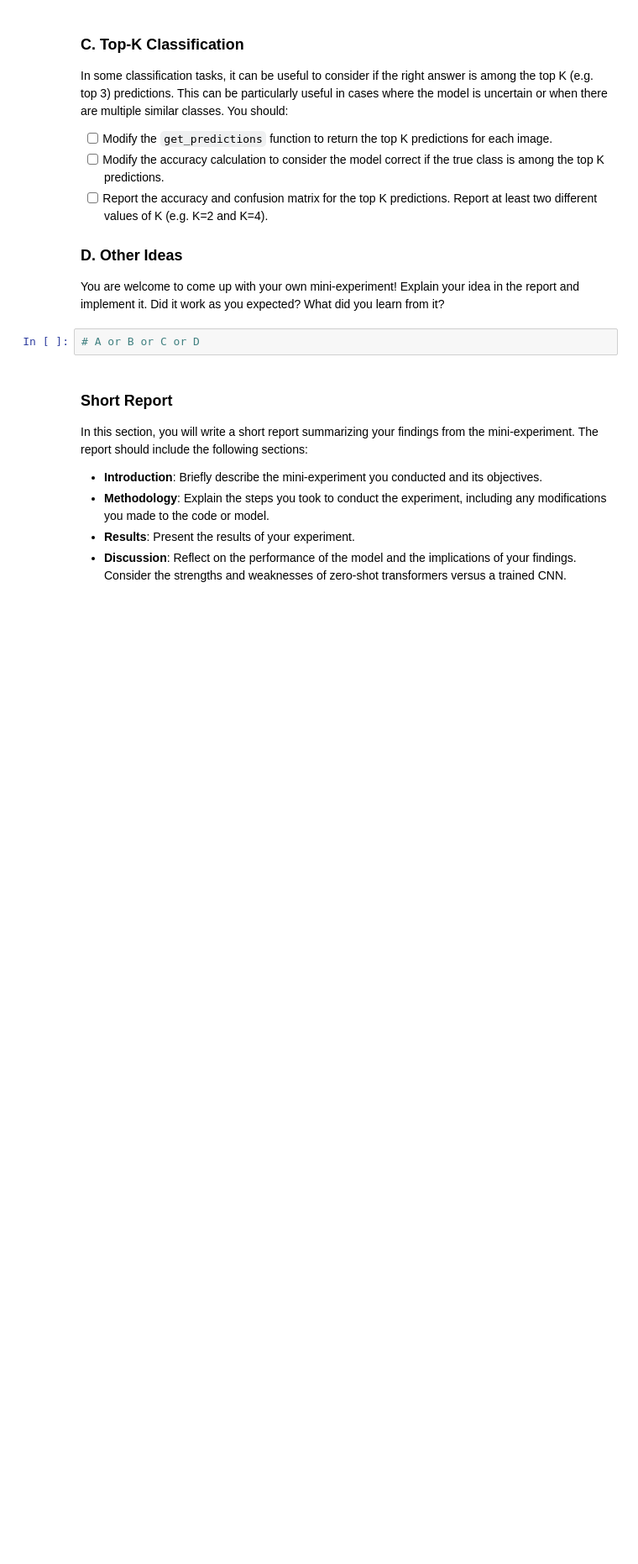
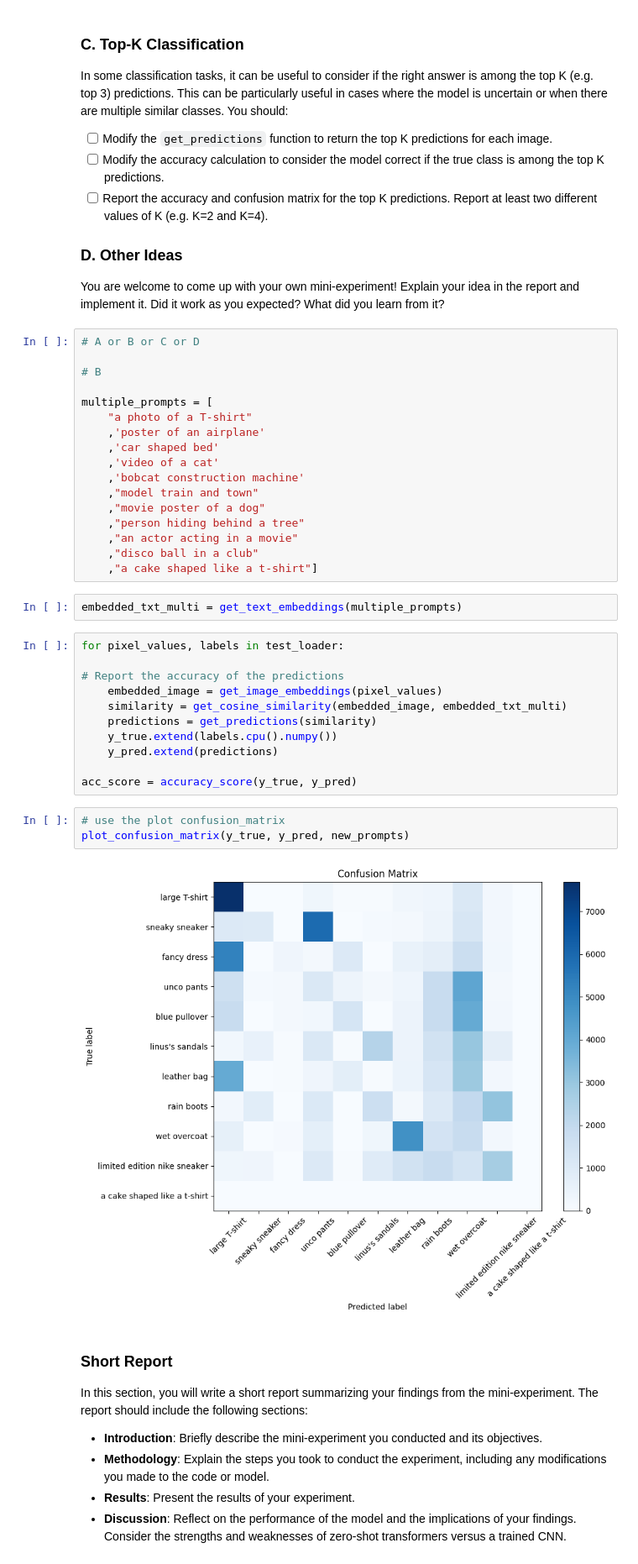
Before and after one commit to eternal-loading-screen/deep_learning, a Jupyter notebook: 02_activities/assignments/assignment_2.ipynb, the cells around one changed output. Shown at 84% size. Cells and saved outputs as stored; diff of their text form; blank space fills up the shorter version.

```diff
--- a/02_activities/assignments/assignment_2.ipynb
+++ b/02_activities/assignments/assignment_2.ipynb
@@ -386,6 +412,39 @@ In some classification tasks, it can be useful to consider if the right answer i
 You are welcome to come up with your own mini-experiment! Explain your idea in the report and implement it. Did it work as you expected? What did you learn from it?
 # %%
 # A or B or C or D
+
+# B
+
+multiple_prompts = [
+    "a photo of a T-shirt"
+    ,'poster of an airplane'
+    ,'car shaped bed'
+    ,'video of a cat'
+    ,'bobcat construction machine'
+    ,"model train and town"
+    ,"movie poster of a dog"
+    ,"person hiding behind a tree"
+    ,"an actor acting in a movie"
+    ,"disco ball in a club"
+    ,"a cake shaped like a t-shirt"]
+# %%
+embedded_txt_multi = get_text_embeddings(multiple_prompts)
+# %%
+for pixel_values, labels in test_loader:
+
+# Report the accuracy of the predictions
+    embedded_image = get_image_embeddings(pixel_values)
+    similarity = get_cosine_similarity(embedded_image, embedded_txt_multi)
+    predictions = get_predictions(similarity)
+    y_true.extend(labels.cpu().numpy())
+    y_pred.extend(predictions)
+
+acc_score = accuracy_score(y_true, y_pred)
+# %%
+# use the plot confusion_matrix
+plot_confusion_matrix(y_true, y_pred, new_prompts)
+# %% [output]
+[figure, added]
 # %% [markdown]
 ### Short Report
 
```
Also changed, not shown: parts of 2 cells of this notebook.
